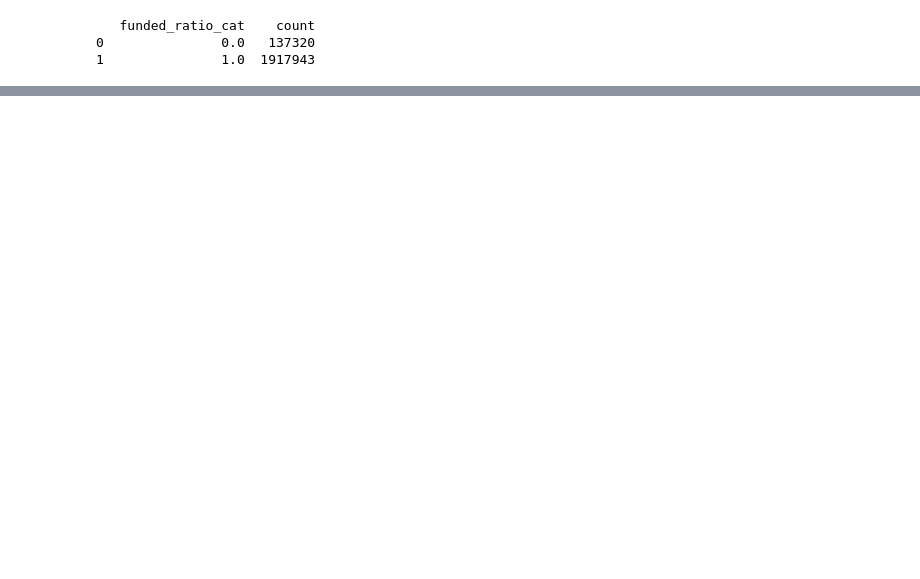
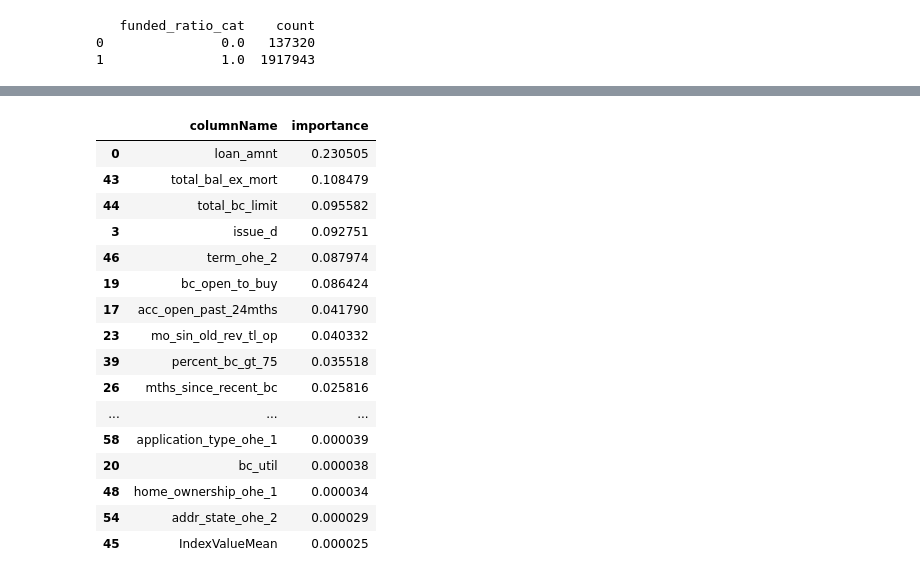
Before and after one commit to bushnej/bdcp, a Jupyter notebook: BDCP_Spring2019.ipynb, the cells around one changed output, grey strips where cells are left out. Cells and saved outputs as stored; diff of their text form; code cells hidden in the pictures; blank space fills up the shorter version.

```diff
--- a/BDCP_Spring2019.ipynb
+++ b/BDCP_Spring2019.ipynb
@@ -533,0 +571,20 @@ Test F1 0.2864177836347558
+# %%
+importantFeatures(dataLogBal2010_2012)
+# %% [output]
+|  | columnName | importance |
+| 0 | loan_amnt | 0.230505 |
+| 43 | total_bal_ex_mort | 0.108479 |
+| 44 | total_bc_limit | 0.095582 |
+| 3 | issue_d | 0.092751 |
+| 46 | term_ohe_2 | 0.087974 |
+| 19 | bc_open_to_buy | 0.086424 |
+| 17 | acc_open_past_24mths | 0.041790 |
+| 23 | mo_sin_old_rev_tl_op | 0.040332 |
+| 39 | percent_bc_gt_75 | 0.035518 |
+| 26 | mths_since_recent_bc | 0.025816 |
+| ... | ... | ... |
+| 58 | application_type_ohe_1 | 0.000039 |
+| 20 | bc_util | 0.000038 |
+| 48 | home_ownership_ohe_1 | 0.000034 |
+| 54 | addr_state_ohe_2 | 0.000029 |
+| 45 | IndexValueMean | 0.000025 |
```
Also changed, not shown: parts of 16 cells of this notebook.
